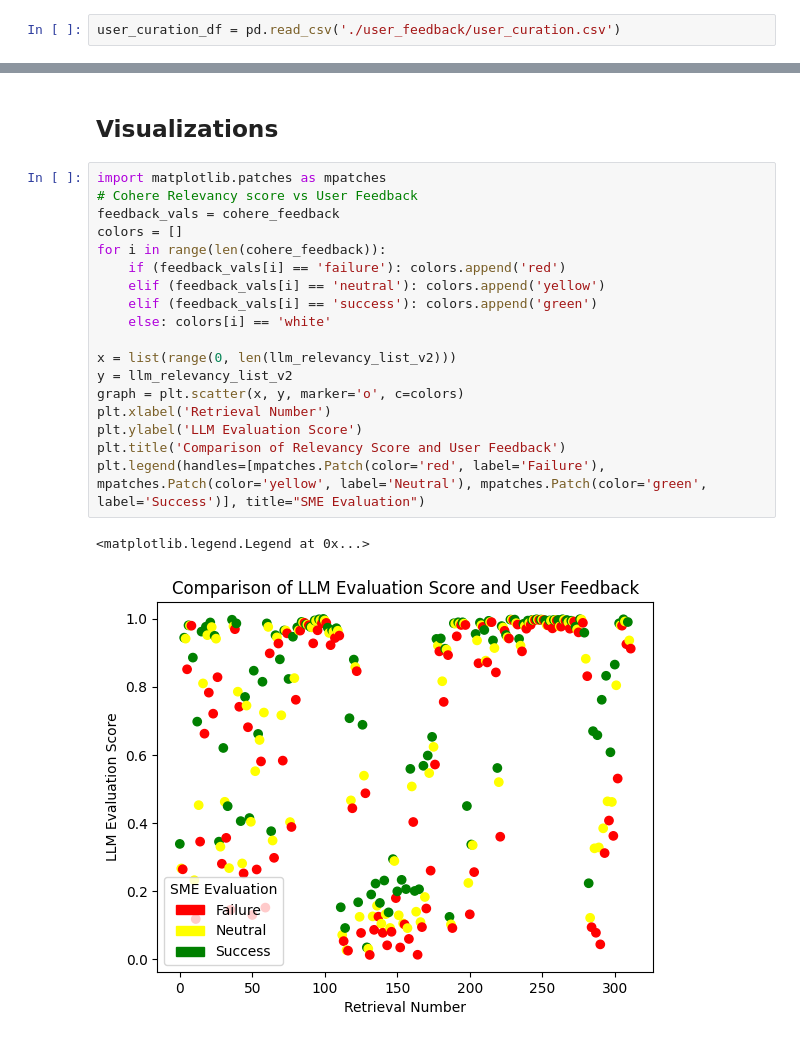
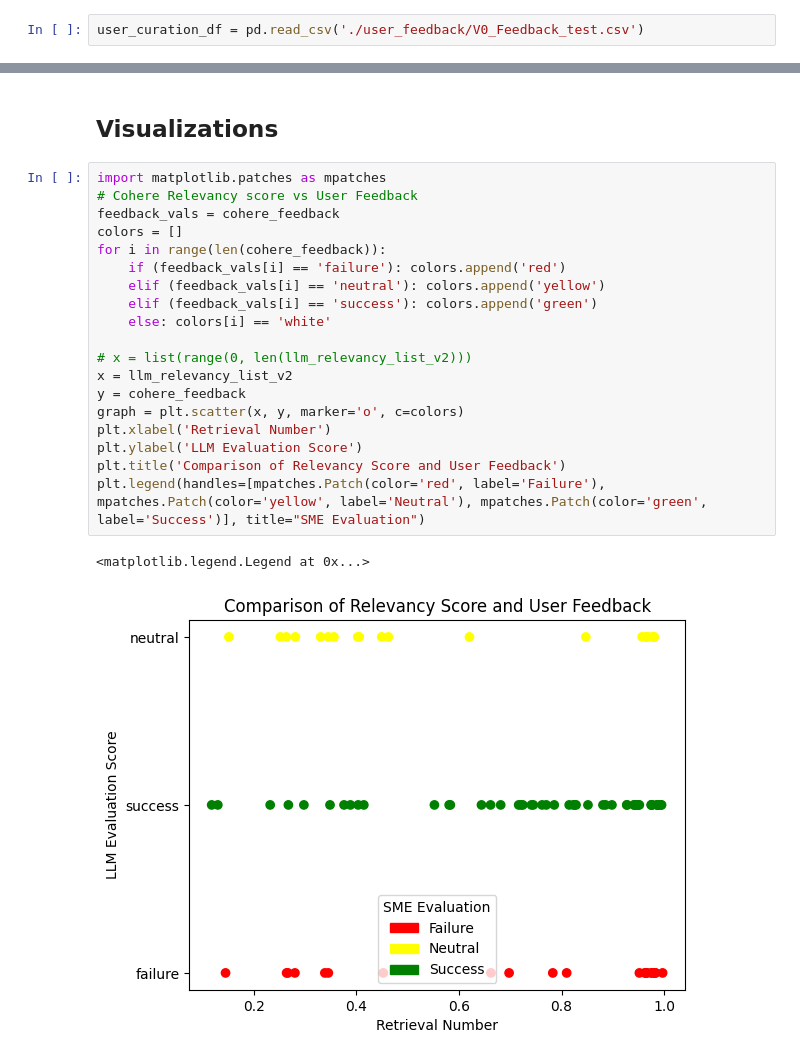
Before and after one commit to NCBI-Codeathons/mlxai-2024-team-beaumont, a Jupyter notebook: jupyter/notebooks/complete_workflow/evaluation/Eval.ipynb, the cells around one changed output, grey strips where cells are left out. Drawn from its saved outputs; the diff is of its cells as text.

Commit message:
prep for categorical histograms

```diff
--- a/jupyter/notebooks/complete_workflow/evaluation/Eval.ipynb
+++ b/jupyter/notebooks/complete_workflow/evaluation/Eval.ipynb
@@ -11,7 +11,7 @@ import matplotlib.lines as mlines
 # %% [markdown]
 ### Read in User Curation
 # %%
-user_curation_df = pd.read_csv('./user_feedback/user_curation.csv')
+user_curation_df = pd.read_csv('./user_feedback/V0_Feedback_test.csv')
 # %%
 user_curation_df.info()
 # %% [output]
@@ -68,24 +68,25 @@ cohere_rank_llm_agreement_filter = [float(i) for i in cohere_llm_subset_df['rele
 # %%
 import matplotlib.patches as mpatches
 # Cohere Relevancy score vs User Feedback
 feedback_vals = cohere_feedback
 colors = []
 for i in range(len(cohere_feedback)):
     if (feedback_vals[i] == 'failure'): colors.append('red')
     elif (feedback_vals[i] == 'neutral'): colors.append('yellow')
     elif (feedback_vals[i] == 'success'): colors.append('green')
     else: colors[i] == 'white'
 
-x = list(range(0, len(llm_relevancy_list_v2)))
-y = llm_relevancy_list_v2
+# x = list(range(0, len(llm_relevancy_list_v2)))
+x = llm_relevancy_list_v2
+y = cohere_feedback
 graph = plt.scatter(x, y, marker='o', c=colors)
 plt.xlabel('Retrieval Number')
 plt.ylabel('LLM Evaluation Score')
 plt.title('Comparison of Relevancy Score and User Feedback')
 plt.legend(handles=[mpatches.Patch(color='red', label='Failure'), mpatches.Patch(color='yellow', label='Neutral'), mpatches.Patch(color='green', label='Success')], title="SME Evaluation")
 # %% [output]
 <matplotlib.legend.Legend at 0x...>
-[figure, old version]
+[figure, new version]
 # %%
 import matplotlib.patches as mpatches
 # Cohere Relevancy score vs LLM Selected Var
```
Also changed, not shown: parts of 6 cells of this notebook, 1 other file.
